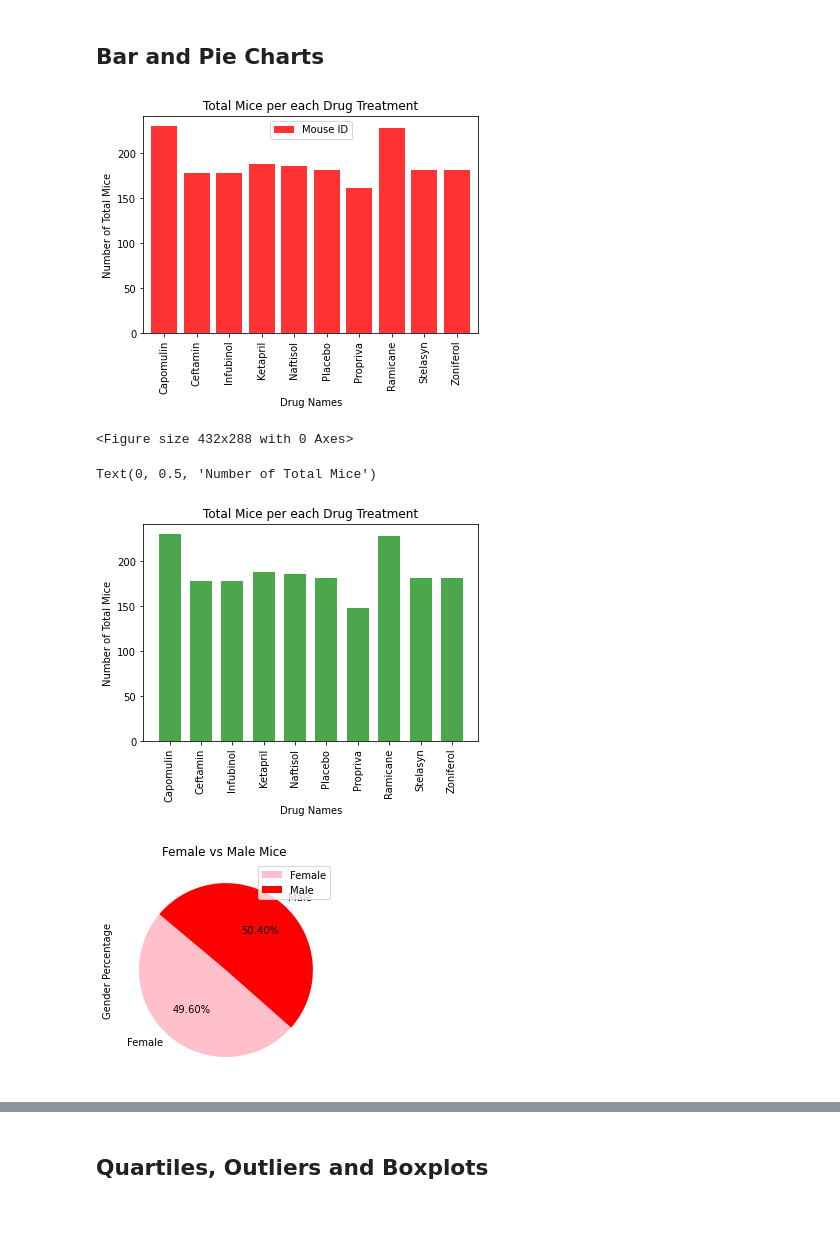
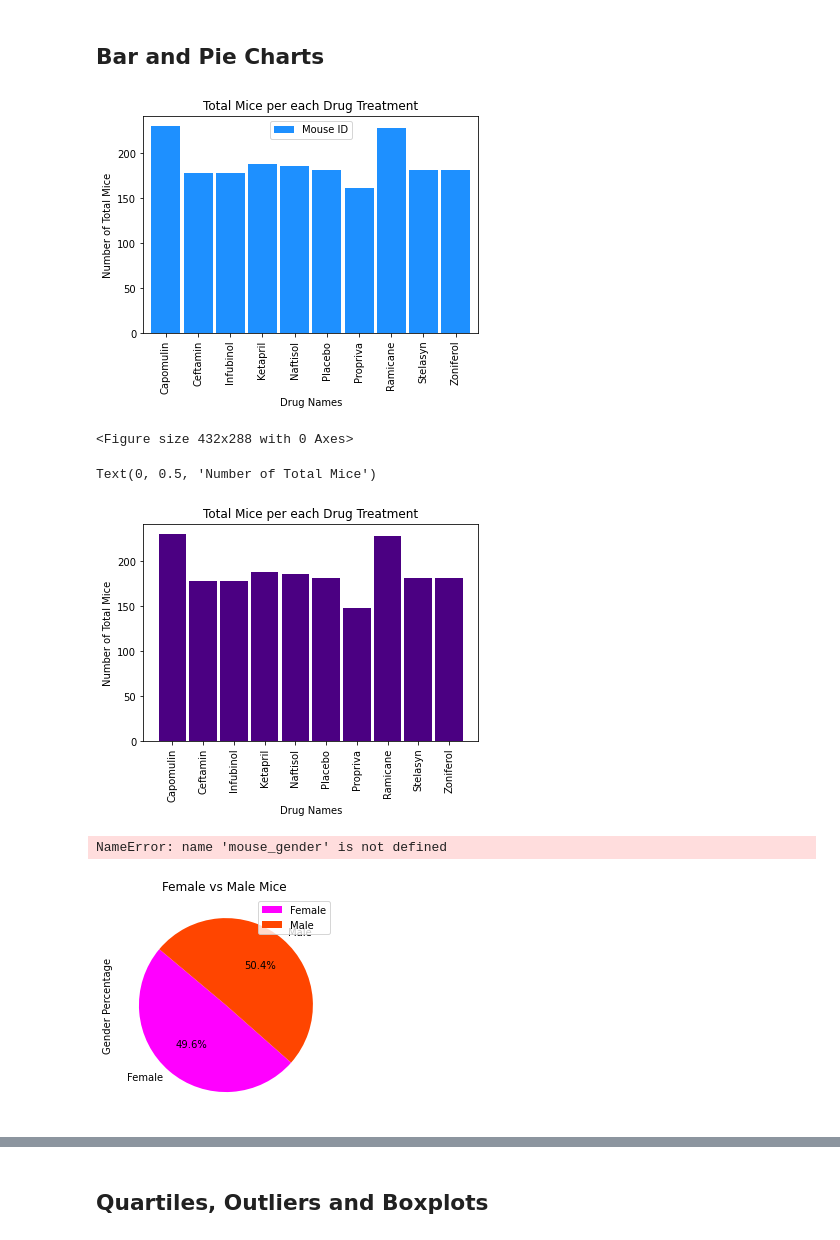
Before and after one commit to Fraolabebe/Matplotlib_Challenge, a Jupyter notebook: 01-Case-Assignment/Instructions/Pymaceuticals/pymaceuticals_starter.ipynb, the cells around one changed output, grey strips where cells are left out. Drawn from its saved outputs; the diff is of its cells as text; code cells hidden in the pictures.

Commit message:
Adding Plots

```diff
--- a/01-Case-Assignment/Instructions/Pymaceuticals/pymaceuticals_starter.ipynb
+++ b/01-Case-Assignment/Instructions/Pymaceuticals/pymaceuticals_starter.ipynb
@@ -133,22 +134,22 @@ summary_df
 # %%
 # Generate a bar plot showing the total number of unique mice tested on each drug regimen using pandas.
 drugname_group = pd.DataFrame(merged.groupby(["Drug Regimen"]).count()).reset_index()
 drugname_mouse = drugname_group[["Drug Regimen", "Mouse ID"]]
 drugname_mouse = drugname_mouse.set_index("Drug Regimen")
 
-drugname_mouse.plot(kind="bar", color = "red", alpha=0.8, align="center", width=.8)
+drugname_mouse.plot(kind="bar", color = "dodgerblue", alpha=1, align="center", width=.9)
 
 plt.title("Total Mice per each Drug Treatment")
 plt.xlabel("Drug Names")
 plt.ylabel("Number of Total Mice")
 
 plt.show()
 plt.tight_layout()
 
 #saving the image file
 plt.savefig("../Images/pandas_bar.png")
 # %% [output]
-[figure, old version]
+[figure, new version]
 <Figure size 432x288 with 0 Axes>
 # %%
 # Generate a bar plot showing the total number of unique mice tested on each drug regimen using pyplot.
@@ -159,7 +160,7 @@ x_axis = np.arange(len(summary_df))
 x_axis
 
 
-plt.bar(x_axis, mouse_count, color = "green", alpha=0.7, align="center", width=.7)
+plt.bar(x_axis, mouse_count, color = "indigo", alpha=1, align="center", width=.9)
 tick_locations = [value for value in x_axis]
 plt.xticks(tick_locations,["Capomulin","Ceftamin","Infubinol","Ketapril","Naftisol","Placebo","Propriva","Ramicane","Stelasyn","Zoniferol"])
 plt.xticks(rotation="vertical")
@@ -170,7 +171,13 @@ plt.xlabel("Drug Names")
 plt.ylabel("Number of Total Mice")
 # %% [output]
 Text(0, 0.5, 'Number of Total Mice')
-[figure, old version]
+[figure, new version]
+# %%
+mouse_gender = pd.DataFrame(mouse_gender.groupby(["Sex"]).count())
+mouse_gender
+mouse_gender.columns = ["Total Count"]
+# %% [output]
+NameError: name 'mouse_gender' is not defined
 # %%
 # Generate a pie plot showing the distribution of female versus male mice using pandas
 
@@ -196,13 +203,11 @@ mouse_gender["Gender Percentage"] = (total_count/gender_sum)*100
 mouse_gender
 
 
-mouse_gender["Gender Percentage"] = (total_count/gender_sum)*100
-
-plot = mouse_gender.plot.pie(y='Gender Percentage', title= 'Female vs Male Mice ', colors = ['Pink', 'red'], startangle=140, shadow = False, autopct="%1.2f%%")
+plot = mouse_gender.plot.pie(y='Gender Percentage', title= 'Female vs Male Mice ', colors = ['magenta', 'orangered'], startangle=140, shadow = False, autopct="%1.1f%%")
 
 plt.savefig("../Images/pandas_pie.png")
 # %% [output]
-[figure, old version]
+[figure, new version]
 # %%
 # Generate a pie plot showing the distribution of female versus male mice using pyplot
 
```
Also changed, not shown: parts of 18 cells of this notebook, 5 other files.
